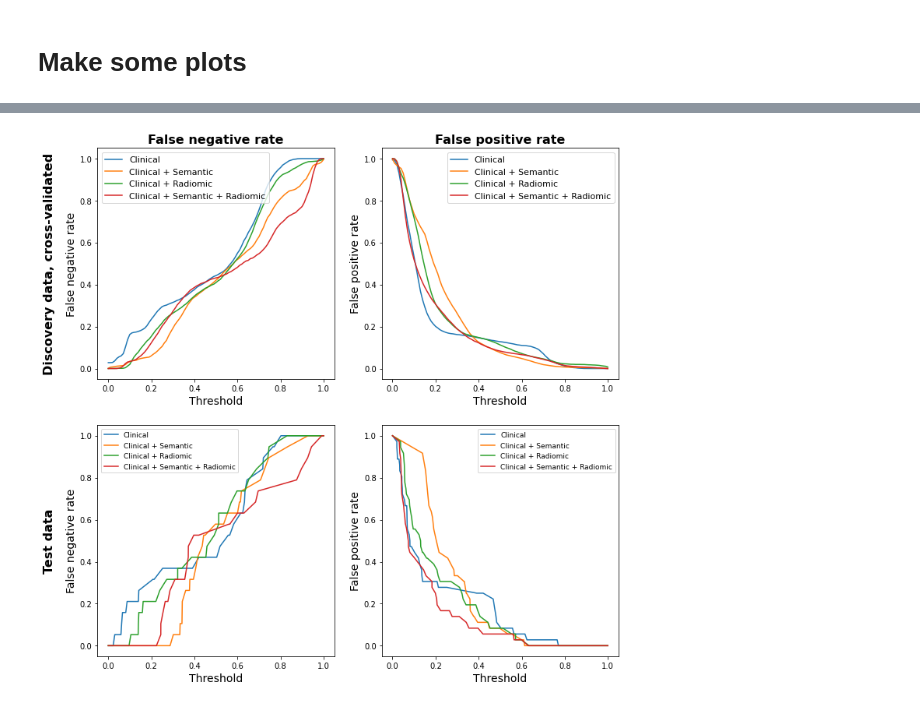
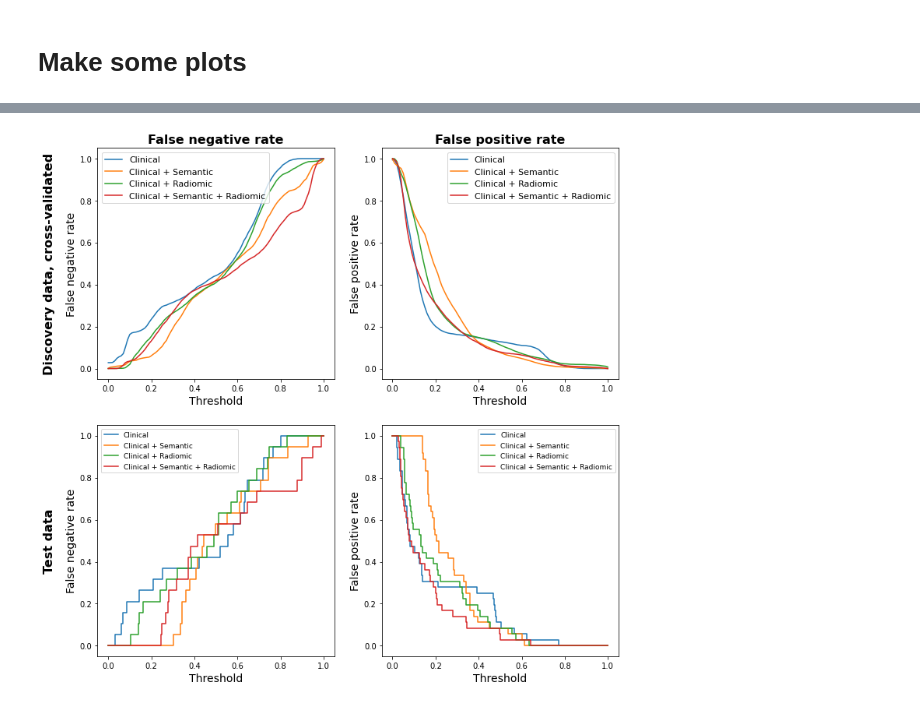
Before and after one commit to MatthewOrton/git_prostate_ece, a Jupyter notebook: jupyter/RadiomicsSemanticModelling_v2.0.ipynb, the cells around one changed output, grey strips where cells are left out. Cells and saved outputs as stored; diff of their text form; code cells hidden in the pictures.

```diff
--- a/jupyter/RadiomicsSemanticModelling_v2.0.ipynb
+++ b/jupyter/RadiomicsSemanticModelling_v2.0.ipynb
@@ -329,6 +347,10 @@ else:
 
     target = 'ECE_Pathology'
     measECEskip = 'semantic_MeasurableECE'
+# %%
+def getResultMetricString(model, metricStr):
+    values = model['cv_result'][metricStr]
+    return "{0:.3f}".format(np.mean(values)) + ' \u00B1 ' + "{0:.3f}".format(np.std(values))
 # %% [markdown]
 ## Main model fitting function
 # %%
@@ -643,9 +665,10 @@ def showShapLRcfr(r, file=None, yAxisTrim=False):
 # %% [markdown]
 ## Fit models to four combinations of input features
 # %%
-def runAllModels(permutationTest=False, removeList=None):
+def runAllModels(permutationTest=False):
 
     print('Clinical features\n')
+    removeList = [measECEskip, 'semantic_Gleason x mECE', 'clinical_Gleason x PIRADS_5', 'clinical_Gleason x PIRADS_4', 'semantic_AnatDev1', 'semantic_AnatDev2', 'semantic_AnatDev3', 'semantic_AnatDev4']
     rc = fitModel(dfTrain,
                   dfTest,
                   pipelineLRsimple,
@@ -657,7 +680,10 @@ def runAllModels(permutationTest=False, removeList=None):
                   permutationTest=permutationTest)
     showShapLR(rc, file=os.path.join(outputFolderFigures, 'shap_clinical.pdf'))
 
+
+
     print('\n\n\nClinical + Semantic features\n')
+    removeList = [measECEskip, 'semantic_Gleason x mECE', 'clinical_Gleason x PIRADS_5', 'clinical_Gleason x PIRADS_4', 'semantic_AnatDev1', 'semantic_AnatDev2', 'semantic_AnatDev3', 'semantic_AnatDev4']
     rcs = fitModel(dfTrain,
                    dfTest,
                    pipelineLRlasso,
@@ -670,7 +696,9 @@ def runAllModels(permutationTest=False, removeList=None):
     showShapLR(rcs, yAxisTrim=True, file=os.path.join(outputFolderFigures, 'shap_clinical_semantic.pdf'))
 
 
+
     print('\n\n\nClinical + Radiomic features\n')
+    removeList = [measECEskip, 'semantic_Gleason x mECE', 'clinical_Gleason x PIRADS_5', 'clinical_Gleason x PIRADS_4', 'semantic_AnatDev1', 'semantic_AnatDev2', 'semantic_AnatDev3', 'semantic_AnatDev4']
     rcr = fitModel(dfTrain,
                    dfTest,
                    pipelineCfrLRlasso,
@@ -683,7 +711,9 @@ def runAllModels(permutationTest=False, removeList=None):
     showShapLRcfr(rcr, yAxisTrim=True, file=os.path.join(outputFolderFigures, 'shap_clinical_radiomic.pdf'))
 
 
+
     print('\n\n\nClinical + Semantic + Radiomic features\n')
+    removeList = [measECEskip, 'semantic_Gleason x mECE', 'clinical_Gleason x PIRADS_5', 'clinical_Gleason x PIRADS_4', 'semantic_AnatDev1', 'semantic_AnatDev2', 'semantic_AnatDev03', 'semantic_AnatDev4']
     rcsr = fitModel(dfTrain,
                     dfTest,
                     pipelineCfrLRlasso,
@@ -778,0 +731,12 @@ p-value  (test) = 8.8e-05
+# %%
+# generate the tabular outputs and SHAP plots
+models = runAllModels(permutationTest=False)
+
+# values so we can choose what to display on the ROC and DCA plots for the test data
+models['clin']['testCurveAlpha'] = 0
+models['clinSem']['testCurveAlpha'] = 0
+models['clinRad']['testCurveAlpha'] = 0
+if invertTarget:
+    models['clinSemRad']['testCurveAlpha'] = 0
+else:
+    models['clinSemRad']['testCurveAlpha'] = 1
@@ -857 +885,11 @@ thresh = np.sort(thresh)
+# %%
+def makeThresholdArray(th):
+    # DCA and ROCs should be step-wise linear and we can acheive this by using an array of thresholds that are
+    # just before and just after the threshold values present in the relevant array
+    th = np.unique(th)
+    th = np.vstack((th-np.finfo(float).eps, th+np.finfo(float).eps))
+    th = np.append(th, 1e-6)
+    th = np.append(th, 1-1e-6)
+    th = np.sort(th)
+    return th
 # %%
@@ -979,38 +1052,35 @@ ax[0].text(-0.3, 0.5, 'Discovery data, cross-validated', fontsize=16, fontweight
 # FPR
 for r in models.values():
     ax[1].plot(r['FPR_CV']['thresholds'], r['FPR_CV']['values'], label=r['label'])
 ax[1].set_title('False positive rate', fontsize=16, fontweight='bold')
 ax[1].legend(fontsize=11)
 ax[1].set_xlabel('Threshold', fontsize=14)
 ax[1].set_ylabel('False positive rate', fontsize=14)
 
 
 # test data plots
 
 # FNR, FPR and DCA
 for r in models.values():
-    thresh = np.unique(r['test_score'])
-    thresh = np.append(thresh, 1e-6)
-    thresh = np.append(thresh, 1-1e-6)
-    thresh = np.sort(thresh)
+    thresh = makeThresholdArray(r['test_score'])
     tn, fp, fn, tp = confusion_matrix_thresholds(r['yTest'], r['test_score'], thresh)
     ax[2].plot(thresh, fn/(fn + tp), label=r['label'])
     ax[3].plot(thresh, fp/(fp + tn), label=r['label'])
 
 ax[2].text(-0.3, 0.5, 'Test data', fontsize=16, fontweight='bold', rotation=90, verticalalignment='center')
 
 for axi in [2, 3]:
     ax[axi].legend(fontsize=9)
     ax[axi].set_xlabel('Threshold', fontsize=14)
 
 ax[2].set_ylabel('False negative rate', fontsize=14)
 ax[3].set_ylabel('False positive rate', fontsize=14)
 
 figFile = os.path.join(outputFolderFigures, 'FP_FN.pdf')
 plt.savefig(figFile)
 plt.show()
 # %% [output]
-[figure, old version]
+[figure, new version]
 # %%
 %%capture
 
```
Also changed, not shown: parts of 13 cells of this notebook, 2 other files.
